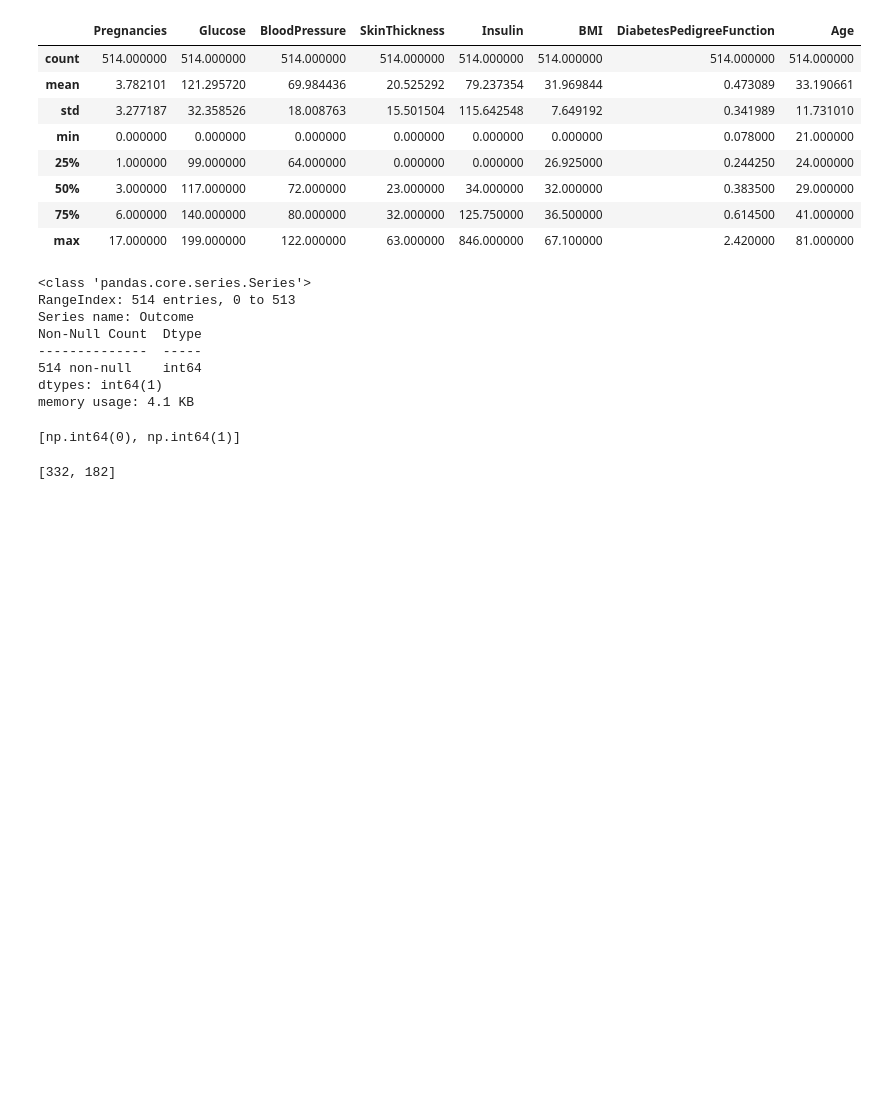
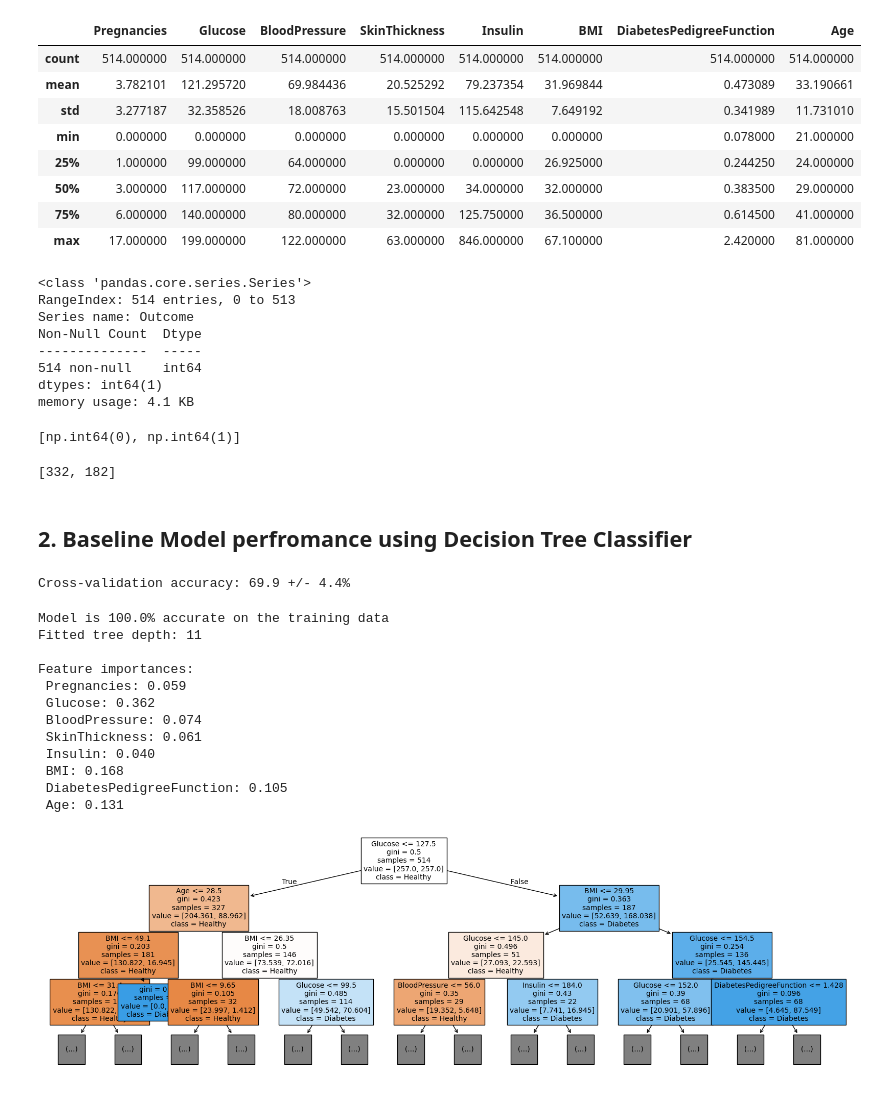
Before and after one commit to 4GeeksAcademy/Madesh-ML-web-app-using-Flask, a Jupyter notebook: src/Madesh_solution.ipynb, the cells around one changed output. Drawn from its saved outputs; the diff is of its cells as text; code cells hidden in the pictures; blank space fills up the shorter version.

```diff
--- a/src/Madesh_solution.ipynb
+++ b/src/Madesh_solution.ipynb
@@ -226,3 +226,5 @@ list(training_labels.unique())
 list(training_labels.value_counts())
 # %% [output]
 [332, 182]
+# %% [markdown]
+## 2. Baseline Model perfromance using Decision Tree Classifier
@@ -228,0 +234,62 @@ list(training_labels.value_counts())
+# %%
+from sklearn.model_selection import cross_val_score
+from sklearn.tree import DecisionTreeClassifier
+from sklearn.metrics import accuracy_score
+
+scores=cross_val_score(DecisionTreeClassifier(random_state=random_seed, class_weight=class_weights),
+    training_features, training_labels,cv=cv_method,n_jobs=-1,scoring='accuracy')
+
+experiments={'Baseline': scores * 100}
+
+print(f'Cross-validation accuracy: {(np.median(scores) * 100):.1f} +/- {(scores.std() * 100):.1f}%')
+# %% [output]
+Cross-validation accuracy: 69.9 +/- 4.4%
+# %%
+
+import matplotlib.pyplot as plt
+from sklearn import tree
+
+model=DecisionTreeClassifier(random_state=random_seed, class_weight='balanced')
+fit_result=model.fit(training_features, training_labels)
+
+
+predicted_labels=model.predict(training_features)
+
+
+percent_accuracy=accuracy_score(training_labels, predicted_labels) * 100
+
+
+print(f'\nModel is {percent_accuracy:.1f}% accurate on the training data')
+print(f'Fitted tree depth: {fit_result.tree_.max_depth}')
+print('\nFeature importances:')
+
+for feature, importance in zip(training_features.columns, fit_result.tree_.compute_feature_importances()):
+    print(f' {feature}: {importance:.3f}')
+
+print()
+
+fig=plt.figure(figsize=(20,6))
+
+tree.plot_tree(model,
+    feature_names=list(training_features.columns),
+    class_names=['Healthy', 'Diabetes'],
+    filled=True,
+    fontsize=10,
+    max_depth=3
+)
+
+plt.show()
+# %% [output]
+Model is 100.0% accurate on the training data
+Fitted tree depth: 11
+
+Feature importances:
+ Pregnancies: 0.059
+ Glucose: 0.362
+ BloodPressure: 0.074
+ SkinThickness: 0.061
+ Insulin: 0.040
+ BMI: 0.168
+ DiabetesPedigreeFunction: 0.105
+ Age: 0.131
+[figure, added]
```
Also changed, not shown: parts of 71 cells of this notebook, 3 other files.
